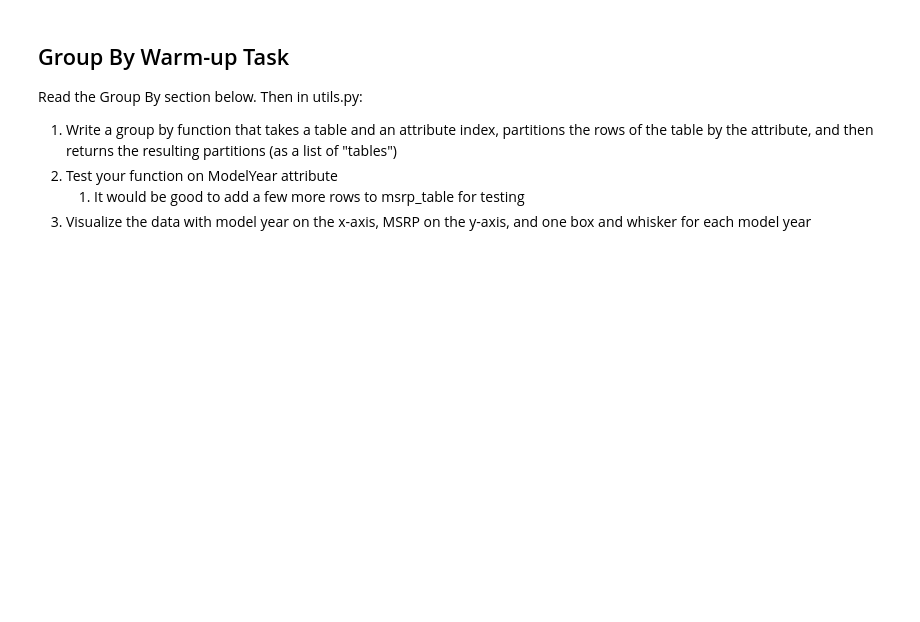
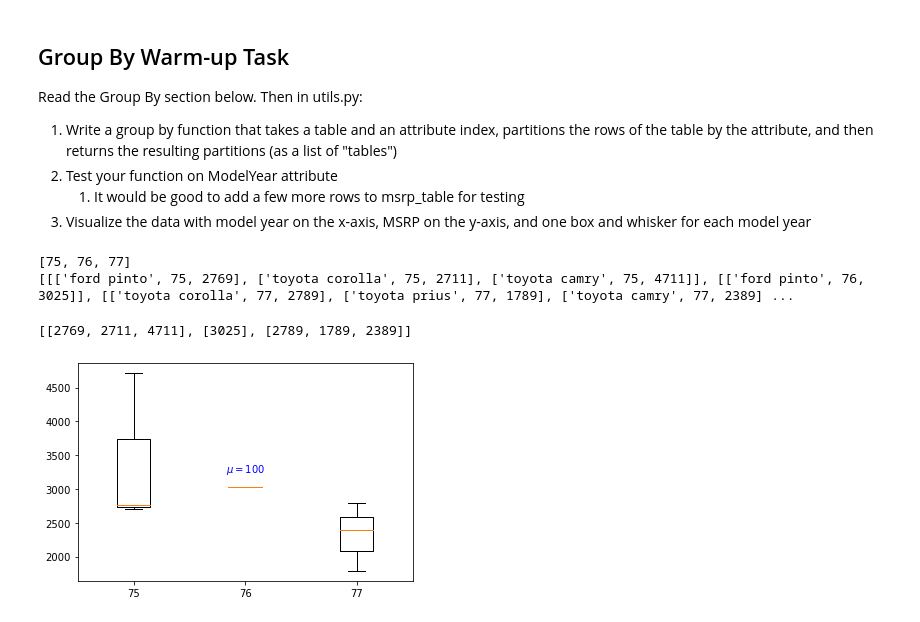
Before and after one commit to GonzagaCPSC322/U3-Data-Analysis, a Jupyter notebook: JupyterNotebookFun/MatplotlibExamples.ipynb, the cells around one changed output. Saved outputs shown, nothing was run; the diff lists cells and outputs as text; code cells hidden in the pictures; blank space fills up the shorter version.

Commit message:
groupby

```diff
--- a/JupyterNotebookFun/MatplotlibExamples.ipynb
+++ b/JupyterNotebookFun/MatplotlibExamples.ipynb
@@ -175,3 +178,25 @@ Read the Group By section below. Then in utils.py:
 1. Test your function on ModelYear attribute
     1. It would be good to add a few more rows to msrp_table for testing
 1. Visualize the data with model year on the x-axis, MSRP on the y-axis, and one box and whisker for each model year
+# %%
+import utils
+import importlib
+importlib.reload(utils)
+
+# call group by!
+modelyear_names, modelyear_subtables = \
+    utils.group_by(msrp_table, header, "ModelYear")
+print(modelyear_names)
+print(modelyear_subtables)
+# %% [output]
+[75, 76, 77]
+[[['ford pinto', 75, 2769], ['toyota corolla', 75, 2711], ['toyota camry', 75, 4711]], [['ford pinto', 76, 3025]], [['toyota corolla', 77, 2789], ['toyota prius', 77, 1789], ['toyota camry', 77, 2389] ...
+# %%
+# extract the MSRPs from each subtable
+msrp_dists = [utils.get_column(subtable, header, "MSRP")
+    for subtable in modelyear_subtables]
+print(msrp_dists)
+box_plot_example(msrp_dists, modelyear_names)
+# %% [output]
+[[2769, 2711, 4711], [3025], [2789, 1789, 2389]]
+[figure, added]
```
Also changed, not shown: parts of 4 cells of this notebook, 2 other files.
